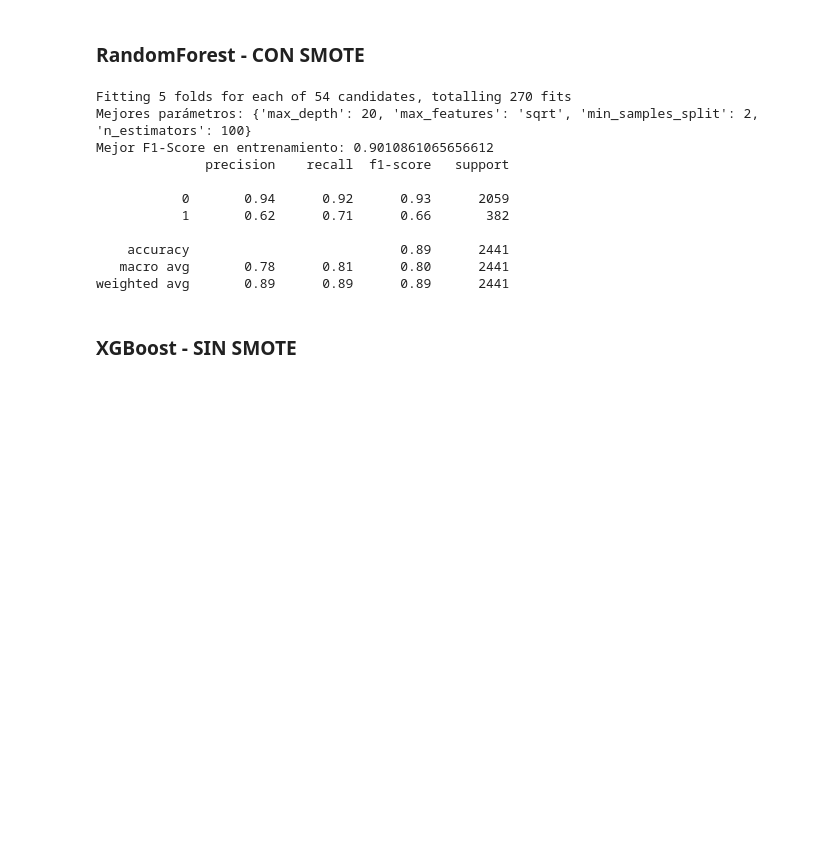
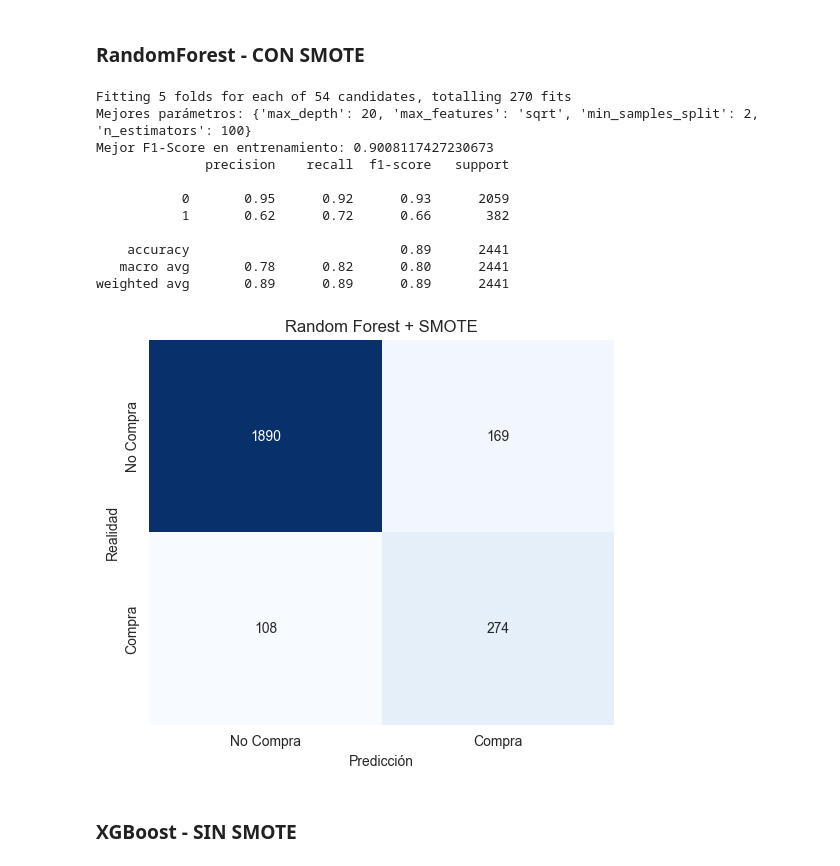
Before and after one commit to alvaroG-IA/proyecto-1-AIA-Marketing_Digital, a Jupyter notebook: notebooks/Experimentos.ipynb, the cells around one changed output. Drawn from its saved outputs; the diff is of its cells as text; code cells hidden in the pictures; blank space fills up the shorter version.

```diff
--- a/notebooks/Experimentos.ipynb
+++ b/notebooks/Experimentos.ipynb
@@ -234,37 +268,40 @@ weighted avg       0.90      0.90      0.90      2441
 # %%
 from sklearn.model_selection import GridSearchCV
 
 rf_grid_search_smote = GridSearchCV(
     estimator=rf,
     param_grid=rf_param_grid,
     cv=5,
     scoring='f1',
     n_jobs=-1,
     verbose=1
 )
 
 rf_grid_search_smote.fit(X_train_smote, y_train_smote)
 
 print(f"Mejores parámetros: {rf_grid_search_smote.best_params_}")
 print(f"Mejor F1-Score en entrenamiento: {rf_grid_search_smote.best_score_}")
 
 best_rf = rf_grid_search_smote.best_estimator_
 y_pred2 = best_rf.predict(X_test)
 
 from sklearn.metrics import classification_report
 print(classification_report(y_test, y_pred2))
+
+plot_single_confusion_matrix(best_rf, X_test, y_test, class_names=['No Compra', 'Compra'], title="Random Forest + SMOTE")
 # %% [output]
 Fitting 5 folds for each of 54 candidates, totalling 270 fits
 Mejores parámetros: {'max_depth': 20, 'max_features': 'sqrt', 'min_samples_split': 2, 'n_estimators': 100}
-Mejor F1-Score en entrenamiento: 0.9010861065656612
+Mejor F1-Score en entrenamiento: 0.9008117427230673
               precision    recall  f1-score   support
 
-           0       0.94      0.92      0.93      2059
-           1       0.62      0.71      0.66       382
+           0       0.95      0.92      0.93      2059
+           1       0.62      0.72      0.66       382
 
     accuracy                           0.89      2441
-   macro avg       0.78      0.81      0.80      2441
+   macro avg       0.78      0.82      0.80      2441
 weighted avg       0.89      0.89      0.89      2441
+[figure, added]
 # %% [markdown]
 ### XGBoost - SIN SMOTE
 # %%
```
Also changed, not shown: parts of 7 cells of this notebook.
